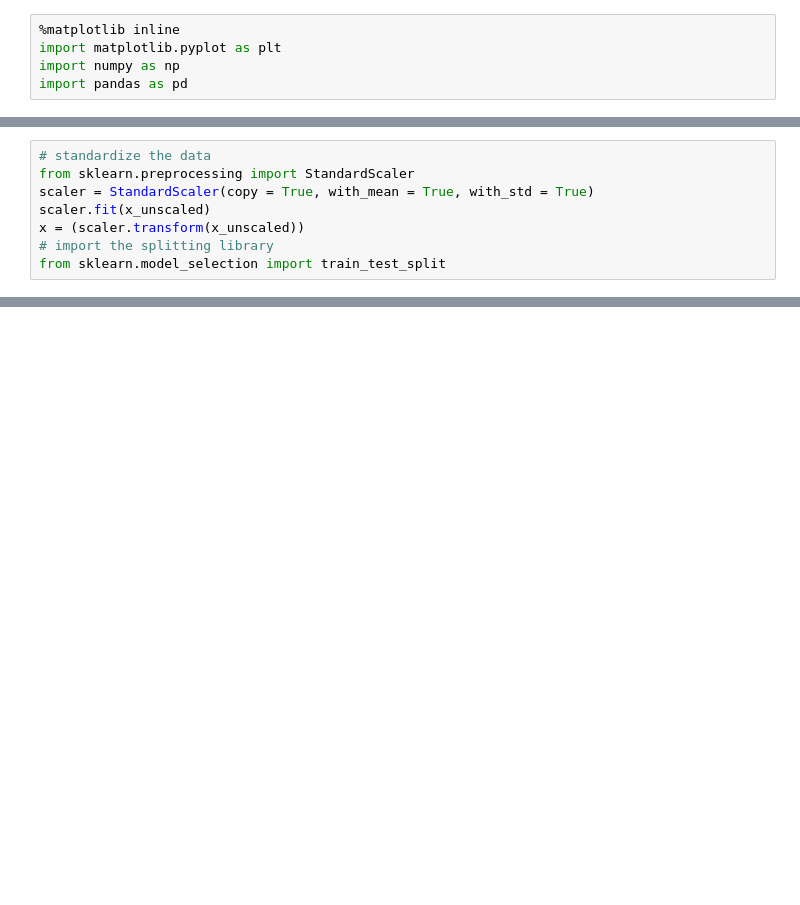
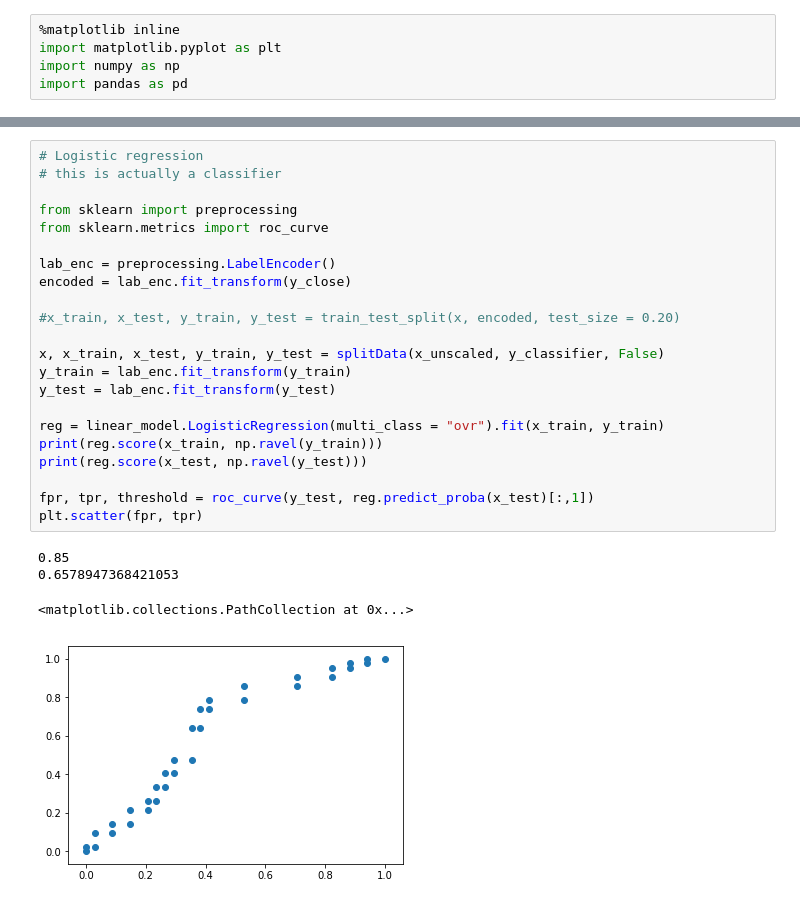
Before and after one commit to patelrohan008/cx4240-stock-prediction, a Jupyter notebook: Regression_Analysis.ipynb, the cells around one changed output, grey strips where cells are left out. Cells and saved outputs as stored; diff of their text form; blank space fills up the shorter version.

```diff
--- a/Regression_Analysis.ipynb
+++ b/Regression_Analysis.ipynb
@@ -144,8 +58,0 @@ print(y_open.size)
-# %%
-# standardize the data
-from sklearn.preprocessing import StandardScaler
-scaler = StandardScaler(copy = True, with_mean = True, with_std = True)
-scaler.fit(x_unscaled)
-x = (scaler.transform(x_unscaled))
-# import the splitting library
-from sklearn.model_selection import train_test_split
@@ -572,0 +256,27 @@ plt.plot(range(len(x_unscaled)), reg.predict(x))
+# %%
+# Logistic regression
+# this is actually a classifier
+
+from sklearn import preprocessing
+from sklearn.metrics import roc_curve
+
+lab_enc = preprocessing.LabelEncoder()
+encoded = lab_enc.fit_transform(y_close)
+
+#x_train, x_test, y_train, y_test = train_test_split(x, encoded, test_size = 0.20)
+
+x, x_train, x_test, y_train, y_test = splitData(x_unscaled, y_classifier, False)
+y_train = lab_enc.fit_transform(y_train)
+y_test = lab_enc.fit_transform(y_test)
+
+reg = linear_model.LogisticRegression(multi_class = "ovr").fit(x_train, y_train)
+print(reg.score(x_train, np.ravel(y_train)))
+print(reg.score(x_test, np.ravel(y_test)))
+
+fpr, tpr, threshold = roc_curve(y_test, reg.predict_proba(x_test)[:,1])
+plt.scatter(fpr, tpr)
+# %% [output]
+0.85
+0.6578947368421053
+<matplotlib.collections.PathCollection at 0x...>
+[figure, added]
```
Also changed, not shown: parts of 65 cells of this notebook, 8 other files.
